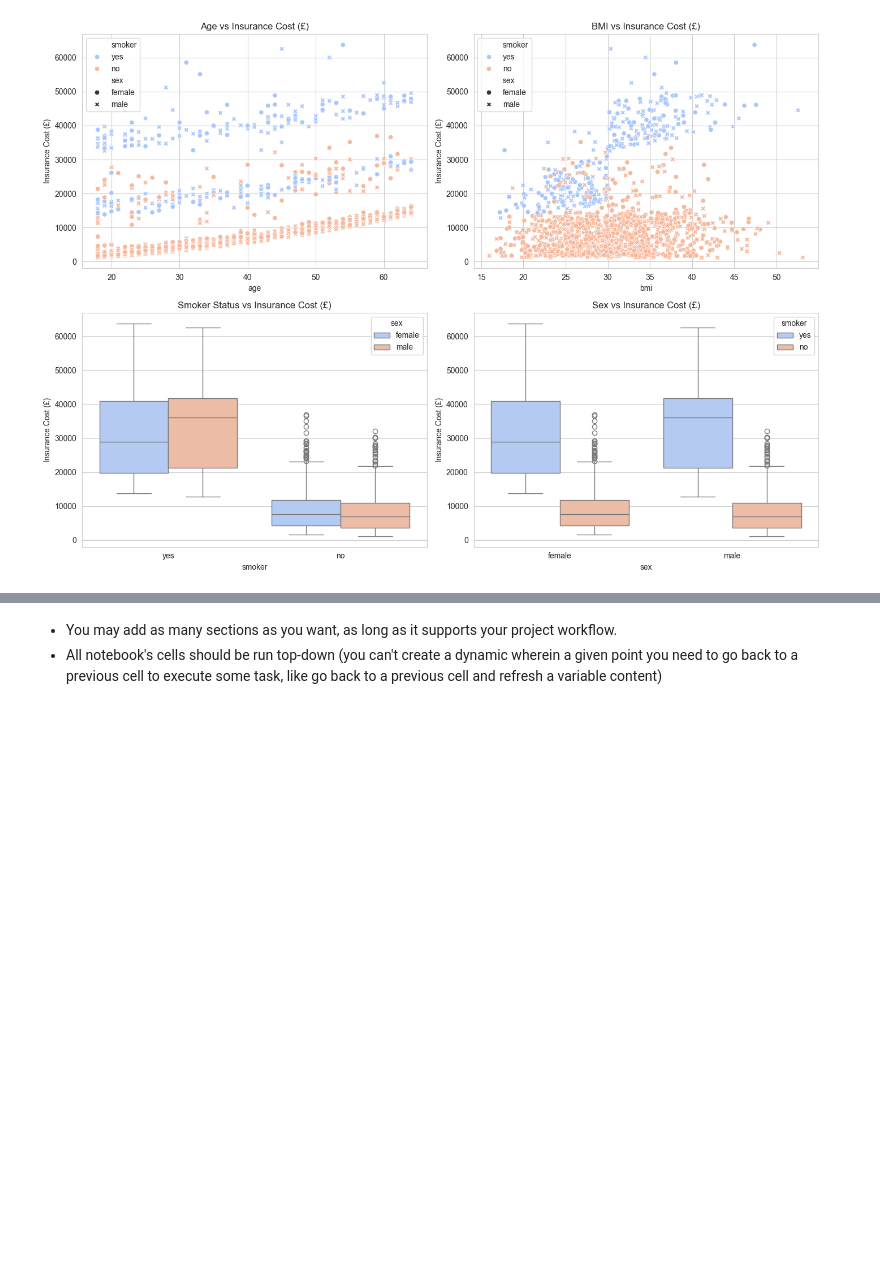
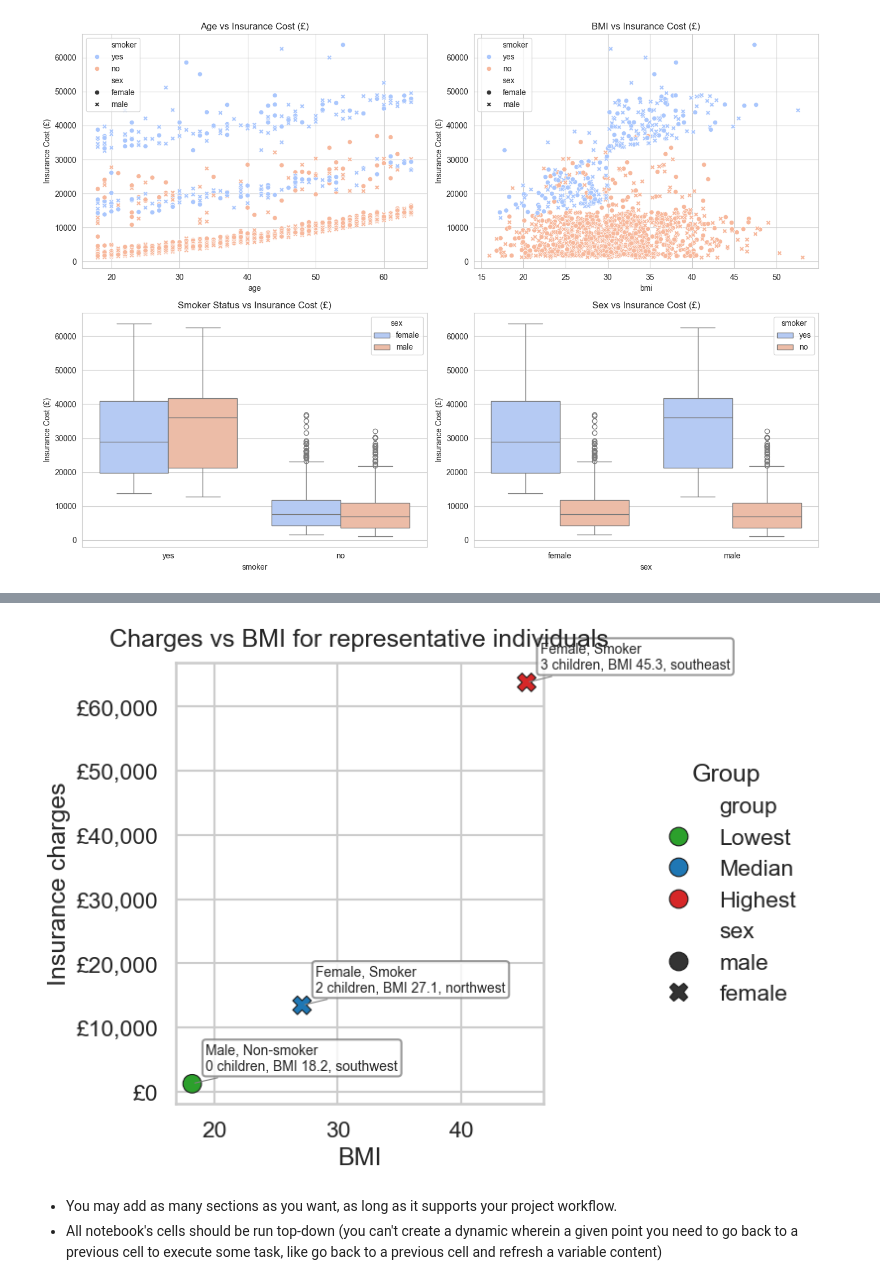
Before and after one commit to Ninestein666/Healthcare-Insurance-Cost-Analysis-Assessment, a Jupyter notebook: jupyter_notebooks/Data_Visualisation.ipynb, the cells around one changed output, grey strips where cells are left out. Saved outputs shown, nothing was run; the diff lists cells and outputs as text; code cells hidden in the pictures; blank space fills up the shorter version.

Commit message:
completed the final commit for data_visualisation

```diff
--- a/jupyter_notebooks/Data_Visualisation.ipynb
+++ b/jupyter_notebooks/Data_Visualisation.ipynb
@@ -305,3 +346,86 @@ plt.show()
+# %%
+#I have used ai is visually represent the data of the lowest, median and highest insurence charge based on age, sex, bmi, smoker/non-smoker, children and location.
+
+
+import pandas as pd
+import seaborn as sns
+import matplotlib.pyplot as plt
+from matplotlib.ticker import FuncFormatter
+
+# Example dataset — replace with your actual data
+df = pd.DataFrame({
+    'sex': ['male','female','female','male','female','male','female','male','male','female'],
+    'smoker': ['no','yes','no','no','yes','no','no','yes','no','yes'],
+    'children': [0,2,1,0,3,0,2,1,0,4],
+    'bmi': [18.2, 27.1, 22.5, 19.8, 45.3, 21.0, 30.2, 28.5, 20.1, 35.0],
+    'region': ['southwest','northwest','southeast','southwest','southeast','northwest','southwest','northeast','northwest','southeast'],
+    'charges': [1234, 13456, 9800, 1500, 63770, 2100, 14500, 32000, 1800, 40000]
+})
+
+# Function to select lowest, median, and highest cost individuals
+def select_representatives(df, y='charges'):
+    base = df.dropna(subset=[y]).copy()
+    lowest = base.loc[[base[y].idxmin()]].copy()
+    lowest['group'] = 'Lowest'
+    highest = base.loc[[base[y].idxmax()]].copy()
+    highest['group'] = 'Highest'
+    used = lowest.index.union(highest.index)
+    remaining = base.loc[~base.index.isin(used)].copy()
+    med_val = base[y].median()
+    median = remaining.iloc[(remaining[y] - med_val).abs().argsort()[:1]].copy()
+    median['group'] = 'Median'
+    return pd.concat([lowest, median, highest], ignore_index=True)
+
+# Select the three profiles
+reps = select_representatives(df)
+
+# Plot the annotated scatter
+def plot_annotated_scatter(reps, y='charges'):
+    plt.figure(figsize=(9, 6))
+    ax = sns.scatterplot(
+        data=reps, x='bmi', y=y,
+        hue='group', style='sex',
+        s=180, edgecolor='k', linewidth=0.8,
+        palette={'Lowest':'#2ca02c', 'Median':'#1f77b4', 'Highest':'#d62728'}
+    )
+
+    # Add annotations for each point
+    for _, row in reps.iterrows():
+        label = f"{row['sex'].title()}, {'Non-smoker' if row['smoker'].lower()=='no' else 'Smoker'}\n" \
+                f"{row['children']} children, BMI {row['bmi']:.1f}, {row['region']}"
+        ax.annotate(
+            label,
+            xy=(row['bmi'], row[y]),
+            xytext=(10, 10),
+            textcoords='offset points',
+            fontsize=10,
+            bbox=dict(boxstyle='round,pad=0.25', fc='white', ec='gray', alpha=0.8),
+            arrowprops=dict(arrowstyle='-', color='gray', lw=0.8)
+        )
+
+    # Format y-axis as currency
+    ax.yaxis.set_major_formatter(FuncFormatter(lambda v, _: f'£{v:,.0f}'))
+
+    # Titles and labels
+    ax.set_title("Charges vs BMI for representative individuals", pad=12)
+    ax.set_xlabel("BMI")
+    ax.set_ylabel("Insurance charges")
+
+    # Legend moved to far right
+    ax.legend(
+        title='Group',
+        frameon=False,
+        loc='center left',
+        bbox_to_anchor=(1.25, 0.5)
+    )
+
+    plt.tight_layout()
+    plt.show()
+
+# Call the plotting function
+plot_annotated_scatter(reps)
+# %% [output]
+[figure, added]
 # %% [markdown]
 * You may add as many sections as you want, as long as it supports your project workflow.
 * All notebook's cells should be run top-down (you can't create a dynamic wherein a given point you need to go back to a previous cell to execute some task, like go back to a previous cell and refresh a variable content)
```
Also changed, not shown: parts of 1 cell of this notebook.
